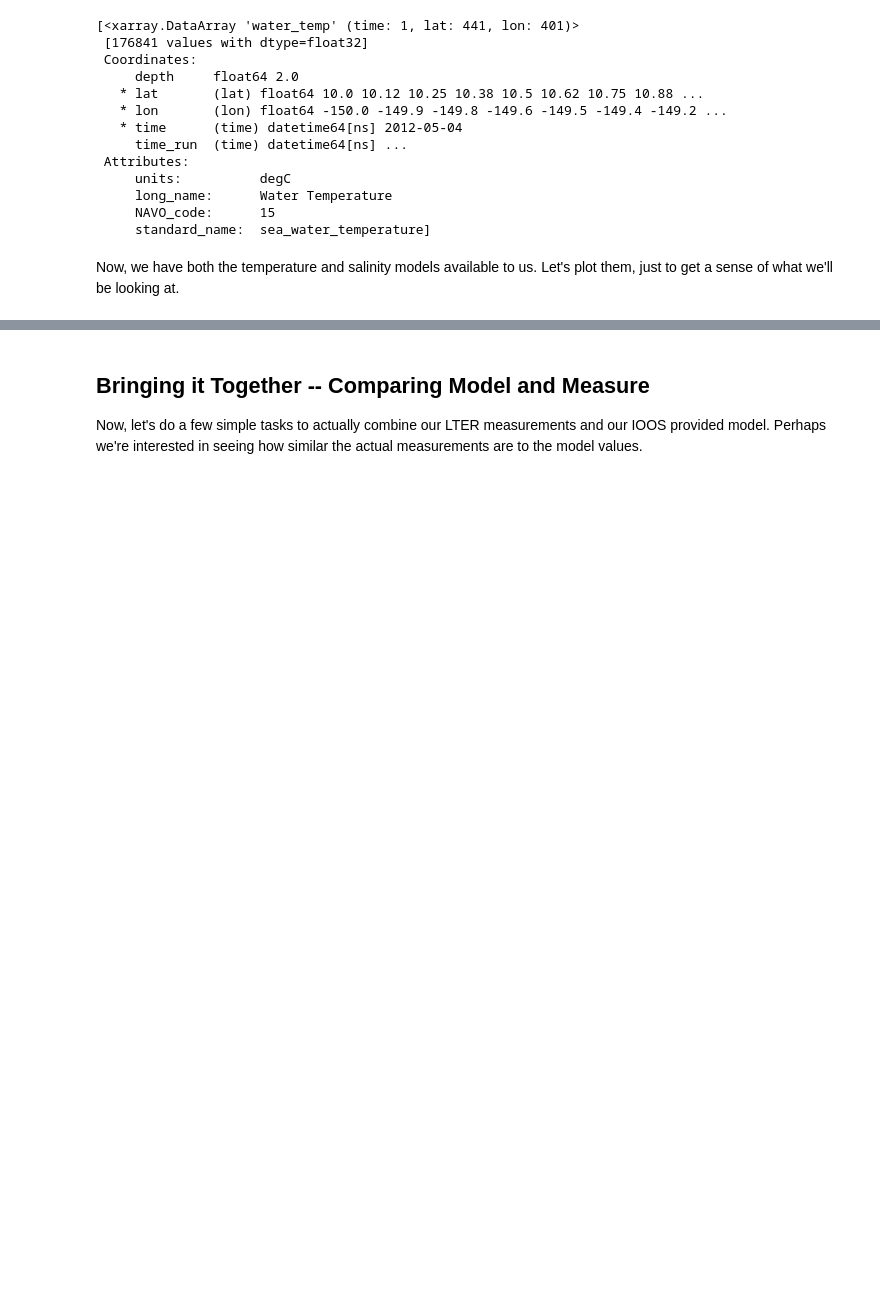
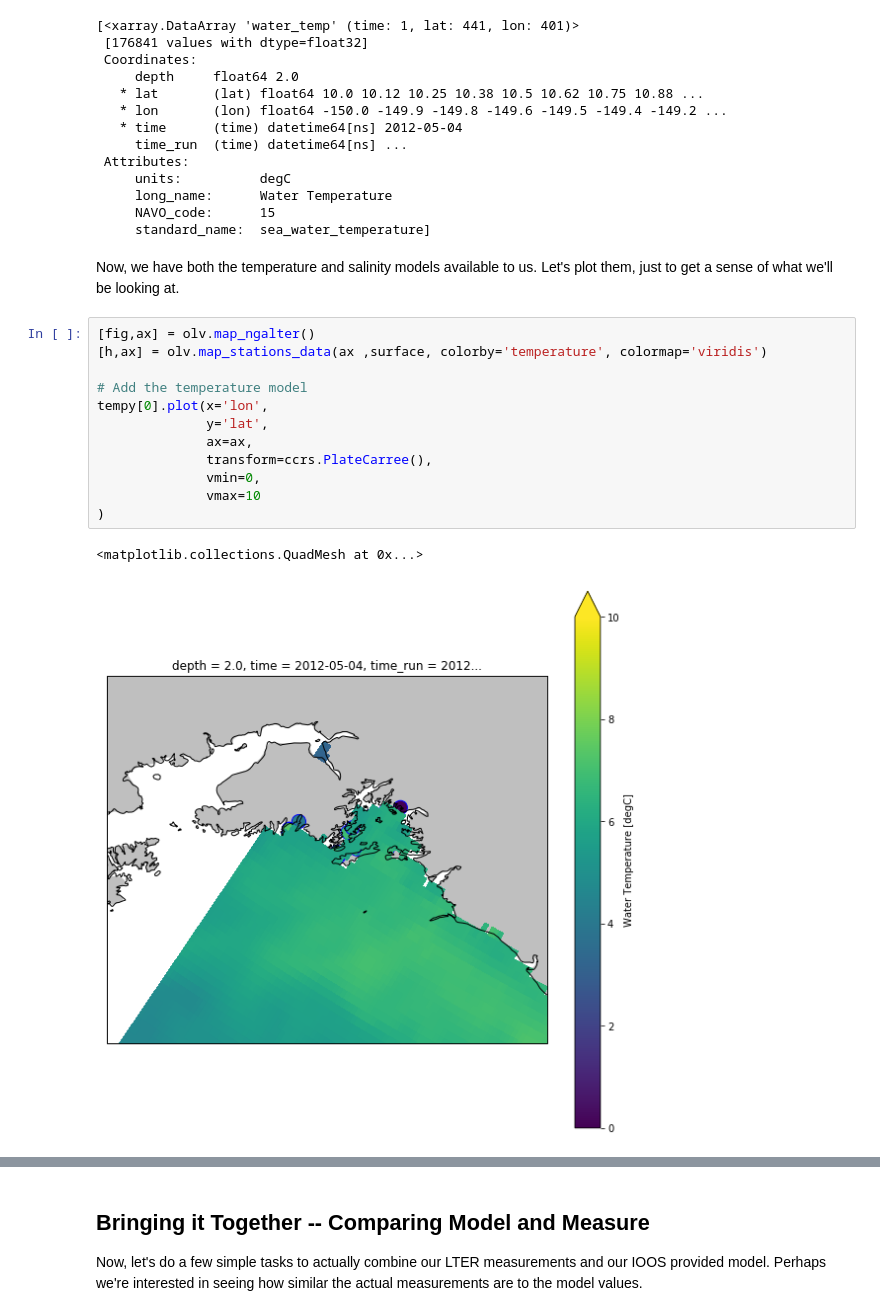
Before and after one commit to eldobbins/ohw_lter_vis, a Jupyter notebook: notebooks/Demo_ohw_lter_vis.ipynb, the cells around one changed output, grey strips where cells are left out. Cells and saved outputs as stored; diff of their text form; blank space fills up the shorter version.

```diff
--- a/notebooks/Demo_ohw_lter_vis.ipynb
+++ b/notebooks/Demo_ohw_lter_vis.ipynb
@@ -163,5 +149,20 @@ tempy
      standard_name:  sea_water_temperature]
 # %% [markdown]
 Now, we have both the temperature and salinity models available to us. Let's plot them, just to get a sense of what we'll be looking at.
+# %%
+[fig,ax] = olv.map_ngalter()
+[h,ax] = olv.map_stations_data(ax ,surface, colorby='temperature', colormap='viridis')
+
+# Add the temperature model
+tempy[0].plot(x='lon',
+              y='lat',
+              ax=ax,
+              transform=ccrs.PlateCarree(),
+              vmin=0,
+              vmax=10
+)
+# %% [output]
+<matplotlib.collections.QuadMesh at 0x...>
+[figure, added]
 # %%
 # Make an initial figure with the axes scales we care about
```
Also changed, not shown: parts of 10 cells of this notebook.
